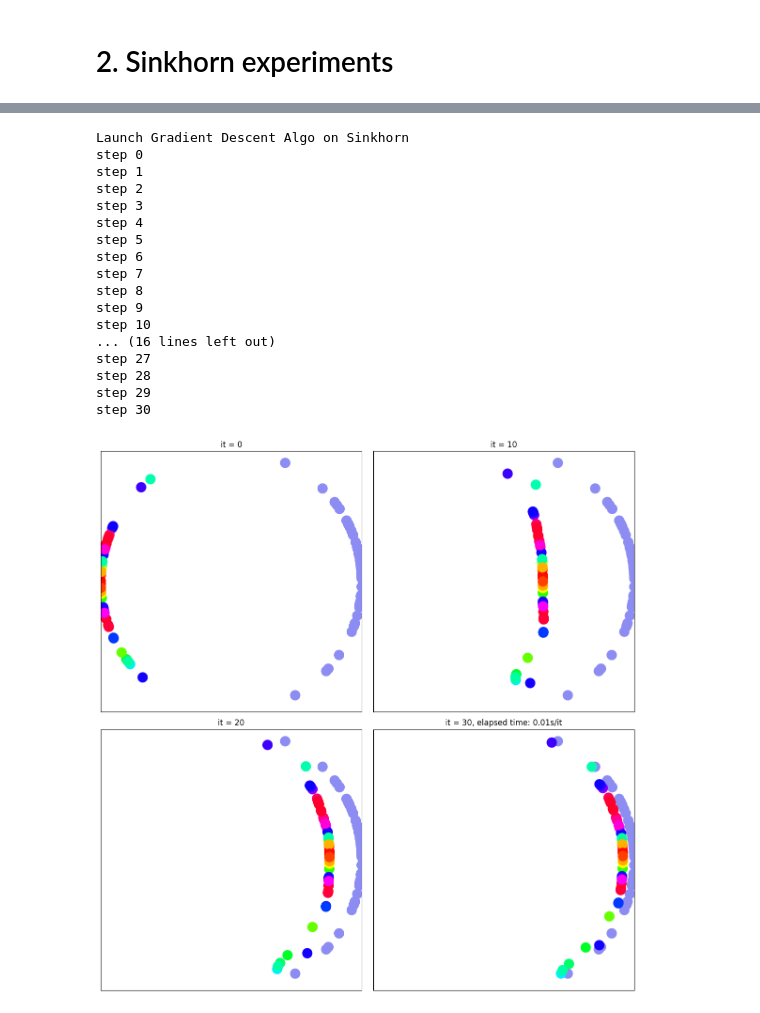
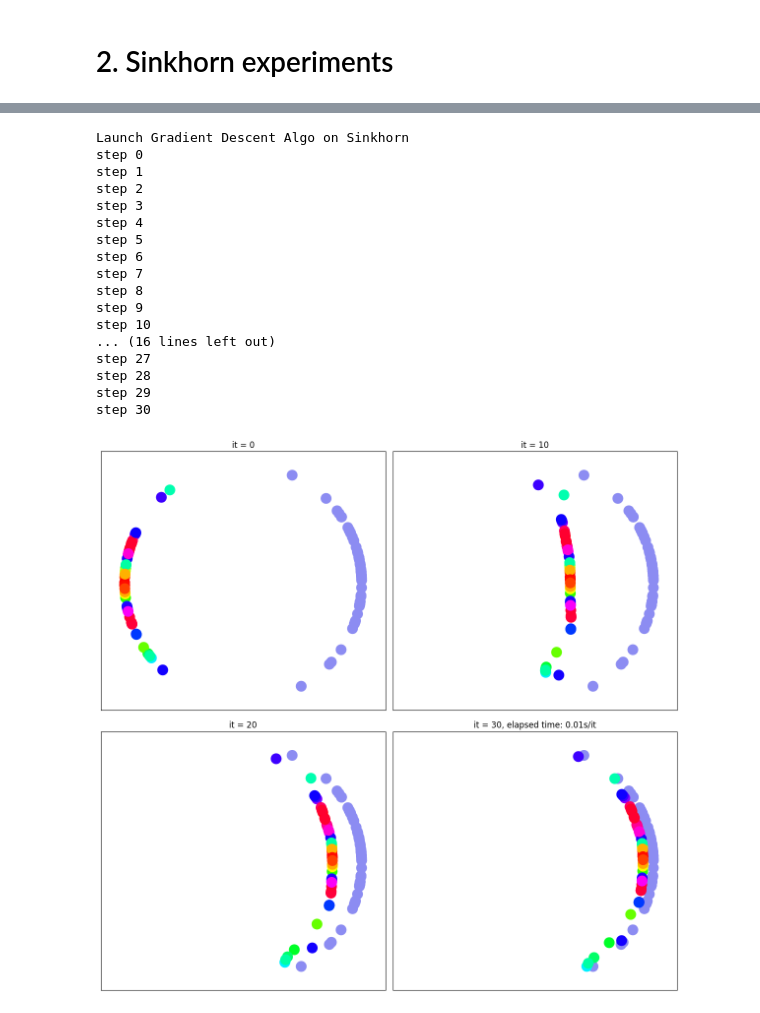
Before and after one commit to kerrianlc/Sinkhorn, a Jupyter notebook: plots.ipynb, the cells around one changed output, grey strips where cells are left out. Cells and saved outputs as stored; diff of their text form; code cells hidden in the pictures.

Commit message:
[Horn plot] added

```diff
--- a/plots.ipynb
+++ b/plots.ipynb
@@ -179,24 +148,36 @@ Y_j = torch.tensor(X2.values)
 # %%
-def gradient_descent2D(loss, lr=1, verbose=False):
+def gradient_descent2D(loss,x:torch.Tensor,y:torch.Tensor, lr=1, verbose=False, display_its = None):
     """Flows along the gradient of the loss function.
 
     Parameters:
         loss ((x_i,y_j) -> torch float number):
             Real-valued loss function.
+        x : starting points shape (n,d)
+        y : target points shape (n,d)
         lr (float, default = 1):
             Learning rate, i.e. time step.
     """
     if verbose: print("Launch Gradient Descent Algo on Sinkhorn")
     # Parameters for the gradient descent
     Nsteps = 31
-    display_its = [0,  10, 20, 30]
+    if display_its is None:
+        display_its = [0,  10, 20, 30]
 
     # Use colors to identify the particles
-    colors = (10 * X_i[:, 0]).cos() * (10 * X_i[:, 1]).cos()
+    colors = (10 * x[:, 0]).cos() * (10 * x[:, 1]).cos()
     colors = colors.detach().cpu().numpy()
 
     # Make sure that we won't modify the reference samples
-    x_i, y_j = X_i.clone(), Y_j.clone()
+    x_i, y_j = x.clone(), y.clone()
+
+
+    # Calculate the bounding box for the visualization
+    all_points = torch.cat([x, y], dim=0)  # Combine both x and y
+    min_x, max_x = all_points[:, 0].min().item(), all_points[:, 0].max().item()
+    min_y, max_y = all_points[:, 1].min().item(), all_points[:, 1].max().item()
+    padding = 0.1 * max(max_x - min_x, max_y - min_y)  # Add some padding for better visualization
+
+
 
     # We're going to perform gradient descent on Loss(α, β)
     # wrt. the positions x_i of the diracs masses that make up α:
@@ -224,8 +205,8 @@ def gradient_descent2D(loss, lr=1, verbose=False):
             display_samples(ax, x_i, colors)
 
             ax.set_title("it = {}".format(i))
+            plt.axis([min_x - padding, max_x + padding, min_y - padding, max_y + padding])
 
-            plt.axis([-1, 1, -1, 1])
             plt.gca().set_aspect("equal", adjustable="box")
             plt.xticks([], [])
             plt.yticks([], [])
@@ -238,26 +219,42 @@ def gradient_descent2D(loss, lr=1, verbose=False):
     )
     plt.savefig("./test2.png")
 # %%
-gradient_descent2D(SamplesLoss("sinkhorn", p=2, blur=0.1), verbose=True, lr=0.1)
+nb_data = 50
+np.random.seed(1)
+# x1 = pd.DataFrame(np.random.normal(loc=np.array([np.pi, 0]), scale=np.array([[np.pi/6, np.pi/2]]), size=(1000,2)))
+# x2 = pd.DataFrame(np.random.normal(loc=np.array([0, 0]), scale=np.array([[np.pi/16, np.pi/2]]), size=(1000,2)))
+x1 = pd.DataFrame(np.random.normal(loc=np.array([np.pi]), scale=np.array([np.pi/8]), size=(nb_data,1)))
+x2 = pd.DataFrame(np.random.normal(loc=np.array([0]), scale=np.array([np.pi/6]), size=(nb_data,1)))
+
+x1 = x1 % (2 * np.pi)
+x2 = x2 % (2 * np.pi)
+
+X1 = pd.concat([np.cos(x1[0]),  np.sin(x1[0])], axis=1, keys=["x", "y"])
+X2 = pd.concat([np.cos(x2[0]),  np.sin(x2[0])], axis=1, keys=["x", "y"])
+
+X_i = torch.tensor(X1.values)
+Y_j = torch.tensor(X2.values)
+
+gradient_descent2D(SamplesLoss("sinkhorn", p=2, blur=0.1),X_i, Y_j, verbose=True, lr=0.1)
 # %% [output]
 Launch Gradient Descent Algo on Sinkhorn
 step 0
 step 1
 step 2
 step 3
 step 4
 step 5
 step 6
 step 7
 step 8
 step 9
 step 10
 ... (16 lines left out)
 step 27
 step 28
 step 29
 step 30
-[figure, old version]
+[figure, new version]
 # %%
 from ManifoldProjectLoss import ManifoldProjection, BatchingCostModule
 from gen_geometry import uniform_circ
```
Also changed, not shown: parts of 10 cells of this notebook, 4 other files.
